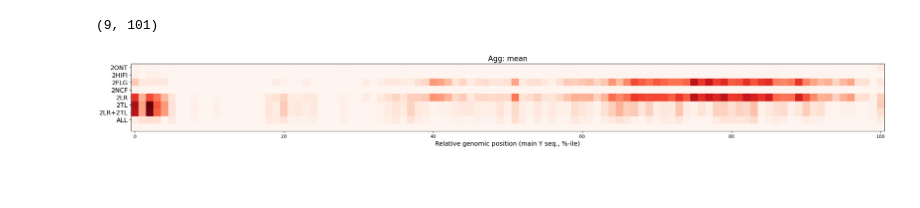
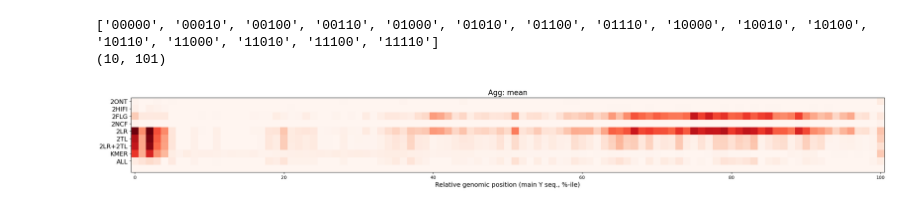
Before and after one commit to core-unit-bioinformatics/project-chrom-y-extended, a Jupyter notebook: codebase/postproc-region-labels/notebooks/plot-qc-agreement.ipynb, the cells around one changed output. Cells and saved outputs as stored; diff of their text form; code cells hidden in the pictures; blank space fills up the shorter version.

Commit message:
upd qc heatmap plot

```diff
--- a/codebase/postproc-region-labels/notebooks/plot-qc-agreement.ipynb
+++ b/codebase/postproc-region-labels/notebooks/plot-qc-agreement.ipynb
@@ -22,7 +22,8 @@ window_clean_columns = [
     "flagger_hifi_is_clean",
     "flagger_ont_is_clean",
     "nucflag_hifi_is_clean",
-    "nucflag_ont_is_clean"
+    "nucflag_ont_is_clean",
+    "kmer_errors_is_clean"
 ]
 
 renamed = [
@@ -30,6 +31,7 @@ renamed = [
     "FLG_ONT",
     "NUC_HIFI",
     "NUC_ONT",
+    "KMER_ERR"
 ]
 
 labels = col.OrderedDict({
@@ -59,8 +61,9 @@ def get_combo(row):
     v2 = getattr(row, renamed[1])
     v3 = getattr(row, renamed[2])
     v4 = getattr(row, renamed[3])
+    v5 = getattr(row, renamed[4])
     # this is all 0 or 1
-    label = f"{v1}{v2}{v3}{v4}"
+    label = f"{v1}{v2}{v3}{v4}{v5}"
     #return v1, v2, v3, v4
     return label
 
@@ -72,7 +75,8 @@ def get_label_combos():
         for j in [0,1]:
             for k in [0,1]:
                 for l in [0,1]:
-                    combos.append(f"{i}{j}{k}{l}")
+                    for m in [0,1]:
+                        combos.append(f"{i}{j}{k}{l}{m}")
     return sorted(set(combos))
 
 
@@ -221,8 +225,9 @@ def collect_data(data_folder):
     cohort_data = pd.concat(cohort_data, axis=0, ignore_index=False)
     return cohort_data
 
+FORCE_REBUILD_CACHE = False
 
-if cache_file.is_file():
+if cache_file.is_file() and not FORCE_REBUILD_CACHE:
     err_stats = pd.read_csv(
         cache_file, sep="\t",
         header=0,
@@ -335,15 +340,42 @@ def plot_totals(plot_data):
 
 
 @fnt.lru_cache(maxsize=128)
-def classify_label(label):
+def make_semantic_label(label, use_kmer=False):
     components = list(label)
     # zero means 'dirty' (relevant)
-    semantic_label = ""
-    for idx in range(4):
+    semantic_label = []
+    if use_kmer:
+        col_range = len(renamed)
+    else:
+        col_range = len(renamed) - 1
+    for idx in range(col_range):
         if int(components[idx]) == 0:
-            semantic_label += renamed[idx] + "|"
-    semantic_label = semantic_label.strip("|")
+            semantic_label.append(renamed[idx])
+    semantic_label = tuple(semantic_label)
     return semantic_label
+
+
+def get_matching_labels(predicates, num_match, quant, use_kmer):
+
+    all_combos = get_label_combos()
+    selected_combos = []
+    for combo in all_combos:
+        semantic_label = make_semantic_label(combo, use_kmer)
+        if not semantic_label:
+            continue
+        select_this = True
+
+        assert len(predicates) ==  len(num_match)
+        for match, count in zip(predicates, num_match):
+            count_match = sum(match in part for part in semantic_label)
+            quant_match = quant(match in part for part in semantic_label)
+            select_this &= quant_match
+            if count > 0:
+                select_this &= (count_match >= count)
+        if not select_this:
+            continue
+        selected_combos.append(combo)
+    return selected_combos
 
 
 def plot_heatmap(err_stats):
@@ -353,14 +385,15 @@ def plot_heatmap(err_stats):
 
     # zero means 'dirty'
     combinations = [
-        ("2ONT", ["1010"]),
-        ("2HIFI", ["0101"]),
-        ("2FLG", ["0011"]),
-        ("2NCF", ["1100"]),
-        ("2LR", ["0011", "0110", "1100", "1001", "0000"]),
-        ("2TL", ["0001", "0010", "1000", "0100", "1010", "0101", "1001", "0110", "0000"]),
-        ("2LR+2TL", ["0100", "0110", "1000", "1001", "0001", "0010", "0000"]),
-        ("ALL", ["0000"])
+        ("2ONT", get_matching_labels(("ONT",), (2,), all, False)),
+        ("2HIFI", get_matching_labels(("HIFI",), (2,), all, False)),
+        ("2FLG", get_matching_labels(("FLG",), (2,), all, False)),
+        ("2NCF", get_matching_labels(("NUC",), (2,), all, False)),
+        ("2LR", get_matching_labels(("ONT", "HIFI"), (1, 1), any, False)),
+        ("2TL", get_matching_labels(("FLG", "NUC"), (1, 1), any, False)),
+        ("2LR+2TL", get_matching_labels(("FLG", "NUC", "HIFI", "ONT"), (1, 1, 1, 1), any, False)),
+        ("KMER", get_matching_labels(("KMER",), (0,), any, True)),
+        ("ALL", ["00000", "00001"])
     ]
 
     colormatrix = np.zeros((len(combinations)+1, 101), dtype=float)
@@ -369,33 +402,34 @@ def plot_heatmap(err_stats):
     stats_label = ["label_pct"]
     for row_idx, (combo_name, combo_labels) in enumerate(combinations, start=0):
         select_labels = err_stats.index.get_level_values("label").isin(combo_labels)
         select_stats = err_stats.index.get_level_values("statistic").isin(stats_label)
         selector = select_labels & select_stats
         subset = err_stats.loc[selector, :]
         agg_vals = subset.groupby(level="sample").sum().mean(axis=0)
         colormatrix[row_idx, :] = agg_vals
 
     fig, ax = plt.subplots(figsize=(30,10))
 
     ax.imshow(
         colormatrix,
         cmap=cm.Reds,
         colorizer=mapper
     )
     ax.set_title("Agg: mean", fontsize=16)
     y_tick_labels = [t[0] for t in combinations]
     ax.set_yticks(list(range(0, len(combinations))))
     ax.set_yticklabels(y_tick_labels, fontsize=14)
     ax.set_xlabel("Relative genomic position (main Y seq., %-ile)", fontsize=14)
     return
 
-
+print(get_matching_labels(("KMER",), (0,), any, True))
 _ = plot_heatmap(err_stats)
 
 
 # _ = plot_region_density(err_stats)
 # _ = plot_percentages(err_stats)
 # _ = plot_totals(err_stats)
 # %% [output]
-(9, 101)
+['00000', '00010', '00100', '00110', '01000', '01010', '01100', '01110', '10000', '10010', '10100', '10110', '11000', '11010', '11100', '11110']
+(10, 101)
-[figure, old version]
+[figure, new version]
```
